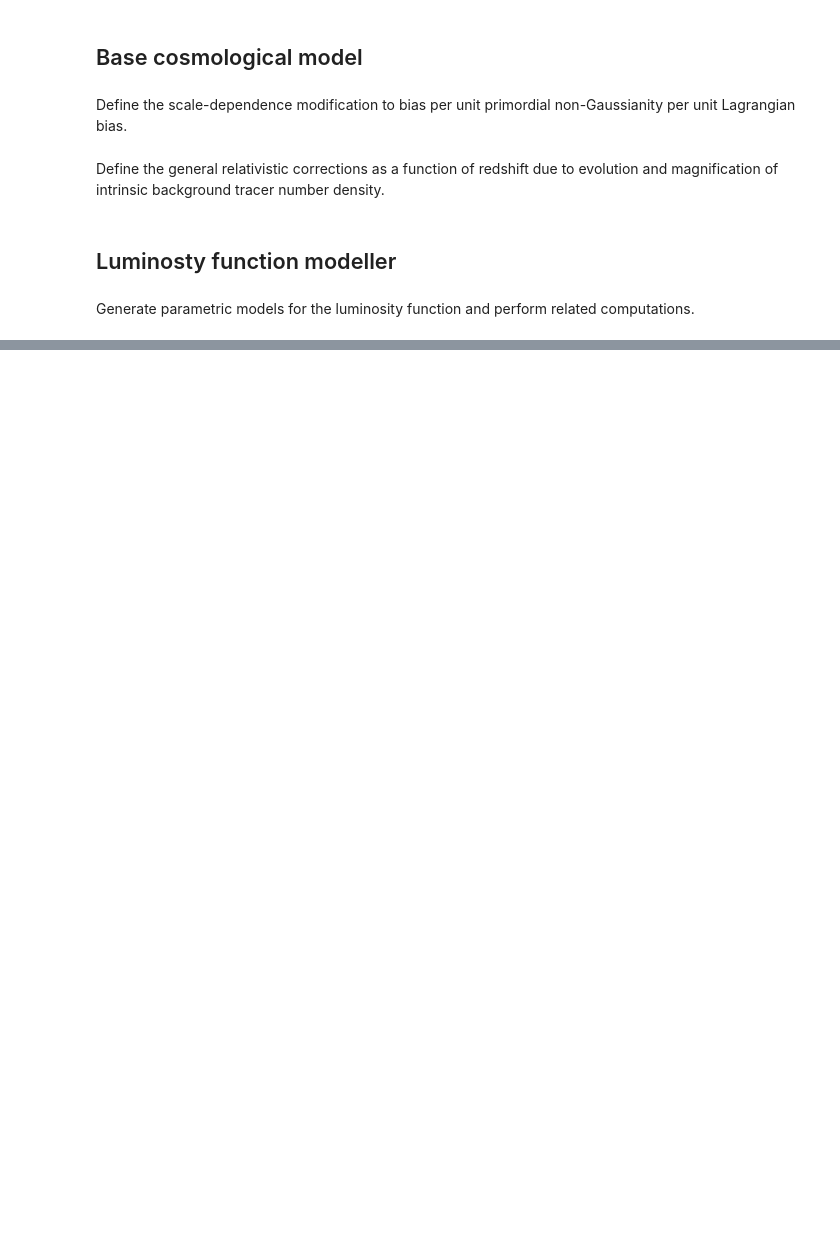
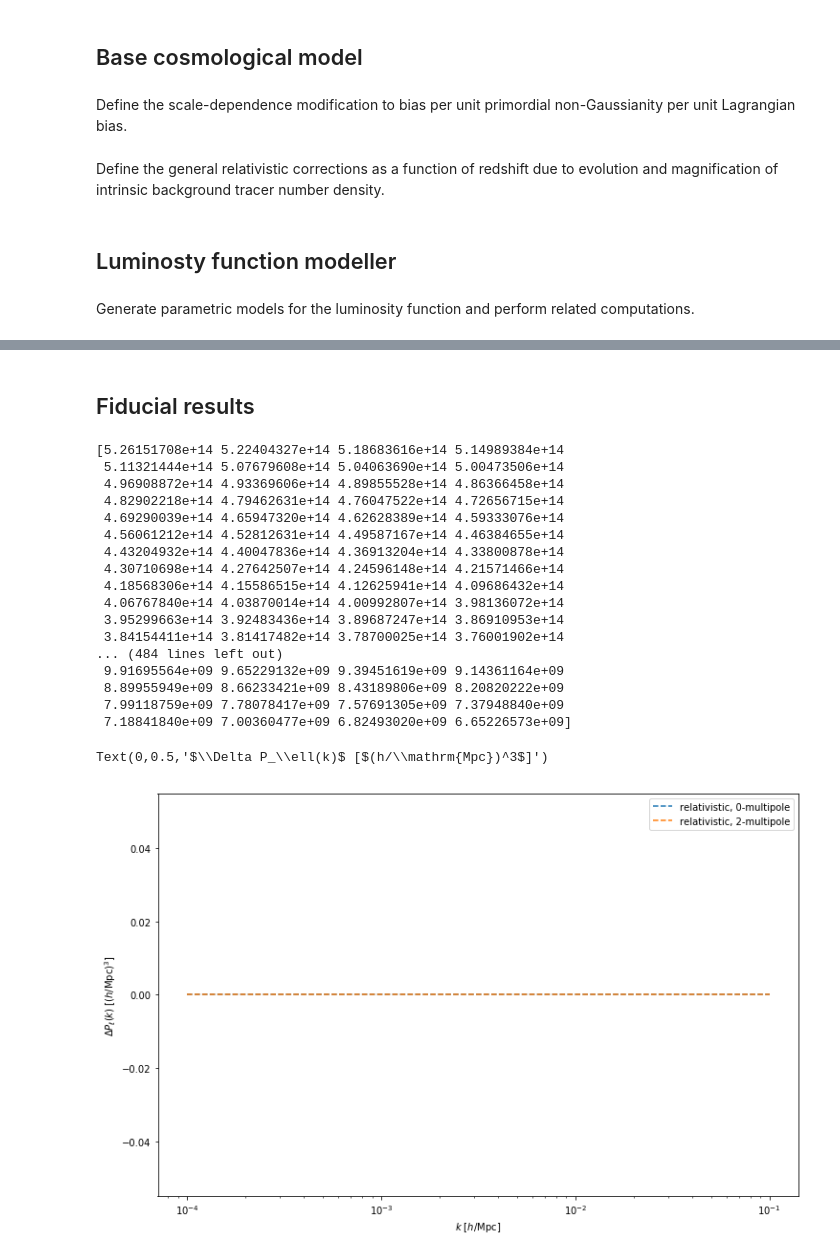
Before and after one commit to MikeSWang/HorizonGRound, a Jupyter notebook: notebooks/scale_dependent_bias_modification.ipynb, the cells around one changed output, grey strips where cells are left out. Cells and saved outputs as stored; diff of their text form; code cells hidden in the pictures; blank space fills up the shorter version.

```diff
--- a/notebooks/scale_dependent_bias_modification.ipynb
+++ b/notebooks/scale_dependent_bias_modification.ipynb
@@ -107,7 +115,8 @@ class LuminosityFunctionModel:
     def __init__(self, luminosity_function, magnitude_limit,
                  **model_parameters):
 
-        self.luminosity_function = luminosity_function
+        self.luminosity_function = lambda m, z: \
+            luminosity_function(m, z, **model_parameters)
         self.magnitude_limit = magnitude_limit
         self.model_parameters = model_parameters
 
@@ -160,10 +169,10 @@ class LuminosityFunctionModel:
 
         self._comoving_number_density = lambda z: quad(
             self.luminosity_function,
-            -np.inf,
+            -30.,
             self.magnitude_limit,
             args=(z,)
-        )
+        )[0]
 
         return self._comoving_number_density
 
@@ -274,0 +359,59 @@ growth_rate = \
+# %% [markdown]
+## Fiducial results
+# %%
+FIDUCIAL_REDSHIFT = 2.
+
+FIDUCIAL_F_NL = 1.
+FIDUCIAL_B_1 = 2.
+
+FIDUCIAL_MAGNITUDE_LIMIT = -21.80
+
+LUMINOSITY_MODEL_PARAM_FILE_PATH = "data/input/PLE_model_fits.txt"
+# %%
+luminosity_model = LuminosityFunctionModel.from_parameters_file(
+    LUMINOSITY_MODEL_PARAM_FILE_PATH,
+    quasar_luminosity_function_in_PLE_model,
+    FIDUCIAL_MAGNITUDE_LIMIT
+)
+magnification_bias = luminosity_model.magnification_bias
+evolution_bias = luminosity_model.evolution_bias
+correction_function = general_relativistic_corrections(
+    evolution_bias, magnification_bias
+)
+# %%
+k = np.logspace(-4, -1, 1000)
+
+plt.figure("Power spectrum multipole modification", figsize=(12, 7.75))
+for ell in [0, 2]:
+#     delta_P_NG = non_gaussianity_multipole_modification(
+#         ell, k, FIDUCIAL_REDSHIFT, FIDUCIAL_F_NL, FIDUCIAL_B_1, scale_dependence_modification
+#     )
+    delta_P_GR = general_relativistic_multipole_modification(
+        ell, k, FIDUCIAL_REDSHIFT, correction_function
+    )
+#     plt.semilogx(k, delta_P_NG, ls='-', label="non-Gaussianity, {}-multipole".format(ell))
+    plt.semilogx(k, delta_P_GR, ls='--', label="relativistic, {}-multipole".format(ell))
+
+plt.legend()
+plt.xlabel(r"$k$ [$h$/Mpc]")
+plt.ylabel(r"$\Delta P_\ell(k)$ [$(h/\mathrm{Mpc})^3$]")
+# %% [output]
+[5.26151708e+14 5.22404327e+14 5.18683616e+14 5.14989384e+14
+ 5.11321444e+14 5.07679608e+14 5.04063690e+14 5.00473506e+14
+ 4.96908872e+14 4.93369606e+14 4.89855528e+14 4.86366458e+14
+ 4.82902218e+14 4.79462631e+14 4.76047522e+14 4.72656715e+14
+ 4.69290039e+14 4.65947320e+14 4.62628389e+14 4.59333076e+14
+ 4.56061212e+14 4.52812631e+14 4.49587167e+14 4.46384655e+14
+ 4.43204932e+14 4.40047836e+14 4.36913204e+14 4.33800878e+14
+ 4.30710698e+14 4.27642507e+14 4.24596148e+14 4.21571466e+14
+ 4.18568306e+14 4.15586515e+14 4.12625941e+14 4.09686432e+14
+ 4.06767840e+14 4.03870014e+14 4.00992807e+14 3.98136072e+14
+ 3.95299663e+14 3.92483436e+14 3.89687247e+14 3.86910953e+14
+ 3.84154411e+14 3.81417482e+14 3.78700025e+14 3.76001902e+14
+... (484 lines left out)
+ 9.91695564e+09 9.65229132e+09 9.39451619e+09 9.14361164e+09
+ 8.89955949e+09 8.66233421e+09 8.43189806e+09 8.20820222e+09
+ 7.99118759e+09 7.78078417e+09 7.57691305e+09 7.37948840e+09
+ 7.18841840e+09 7.00360477e+09 6.82493020e+09 6.65226573e+09]
+Text(0,0.5,'$\\Delta P_\\ell(k)$ [$(h/\\mathrm{Mpc})^3$]')
+[figure, added]
```
Also changed, not shown: parts of 15 cells of this notebook.
